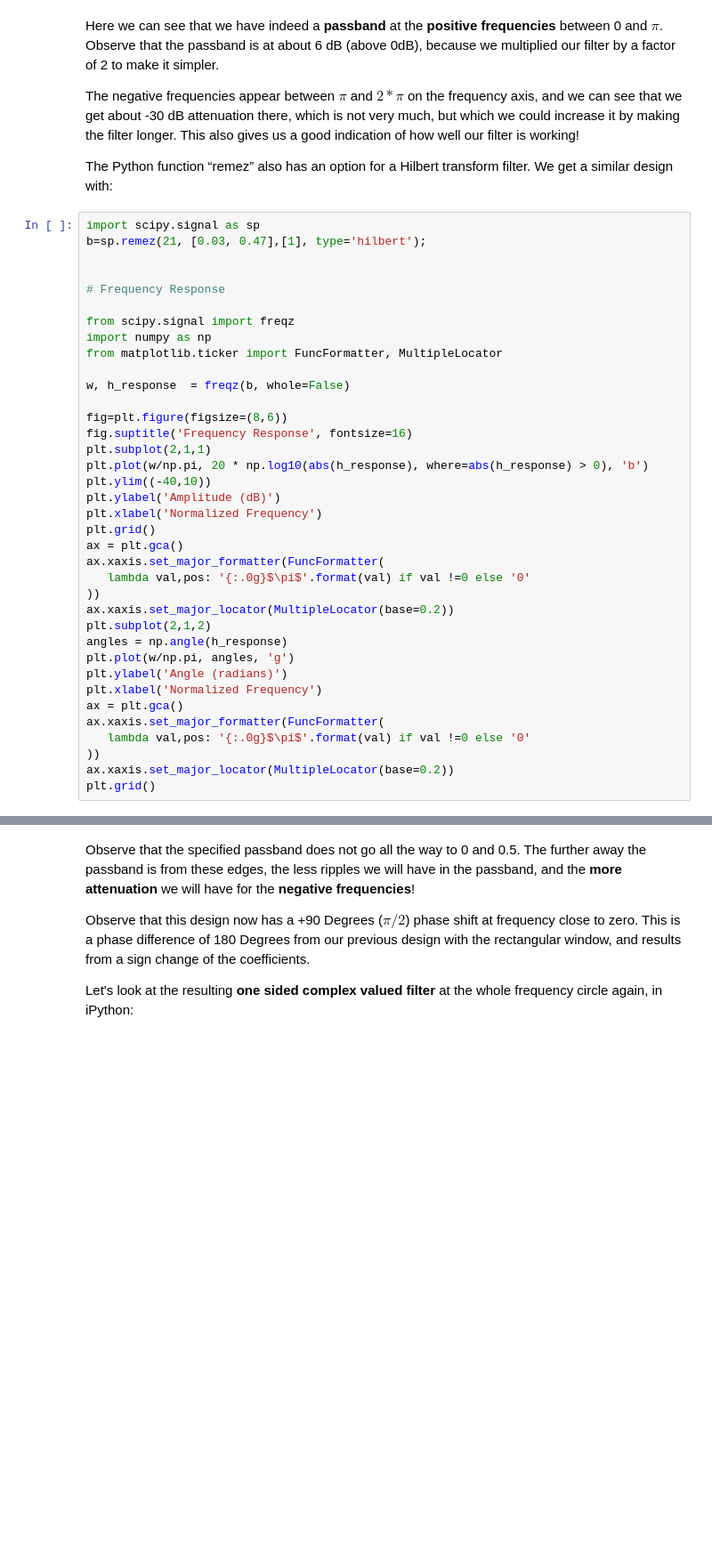
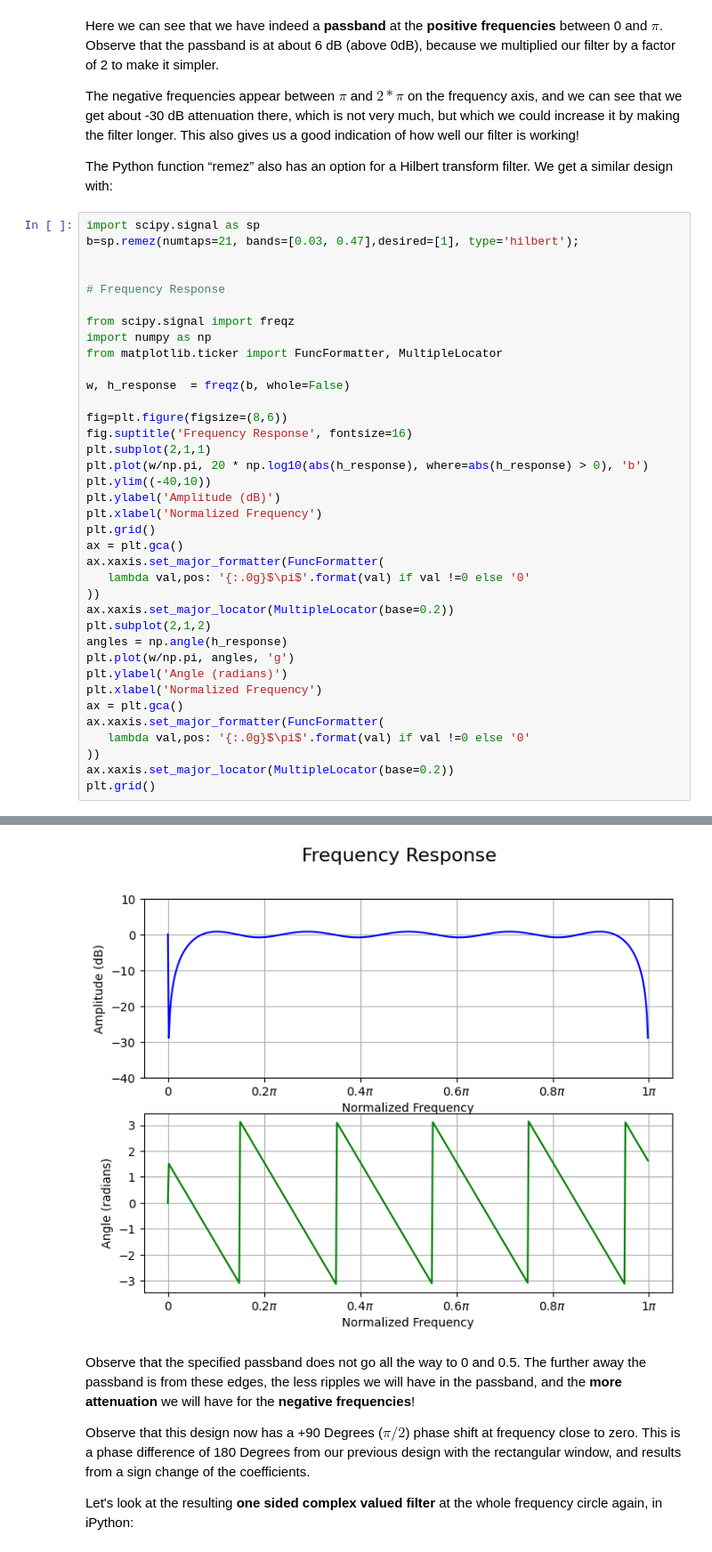
Before and after one commit to TUIlmenauAMS/ADSP_Tutorials, a Jupyter notebook: ADSP_11_Complex_S_and_S.ipynb, the cells around one changed output, grey strips where cells are left out. Shown at 89% size. Cells and saved outputs as stored; diff of their text form; blank space fills up the shorter version.

```diff
--- a/ADSP_11_Complex_S_and_S.ipynb
+++ b/ADSP_11_Complex_S_and_S.ipynb
@@ -269,7 +266,7 @@ The negative frequencies appear between $\pi$ and $2*\pi$ on the frequency axis,
 The Python function “remez” also has an option for a Hilbert transform filter. We get a similar design with:
 # %%
 import scipy.signal as sp
-b=sp.remez(21, [0.03, 0.47],[1], type='hilbert');
+b=sp.remez(numtaps=21, bands=[0.03, 0.47],desired=[1], type='hilbert');
 
 
 # Frequency Response
@@ -310,3 +305,4 @@ plt.grid()
+[figure, added]
 # %% [markdown]
 Observe that the specified passband does not go all the way to 0 and 0.5. The further away the passband is from these edges, the less ripples we will have in the passband, and the **more attenuation** we will have for the **negative frequencies**!
 
```
Also changed, not shown: parts of 10 cells of this notebook.
